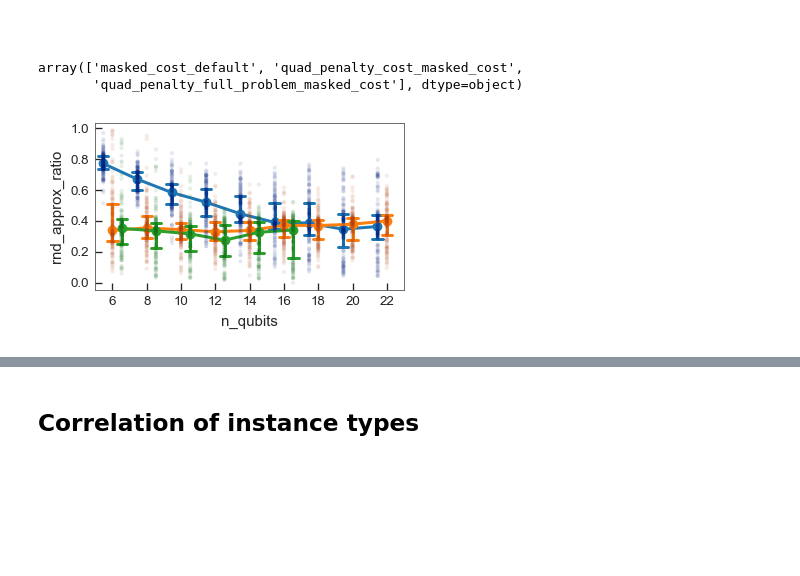
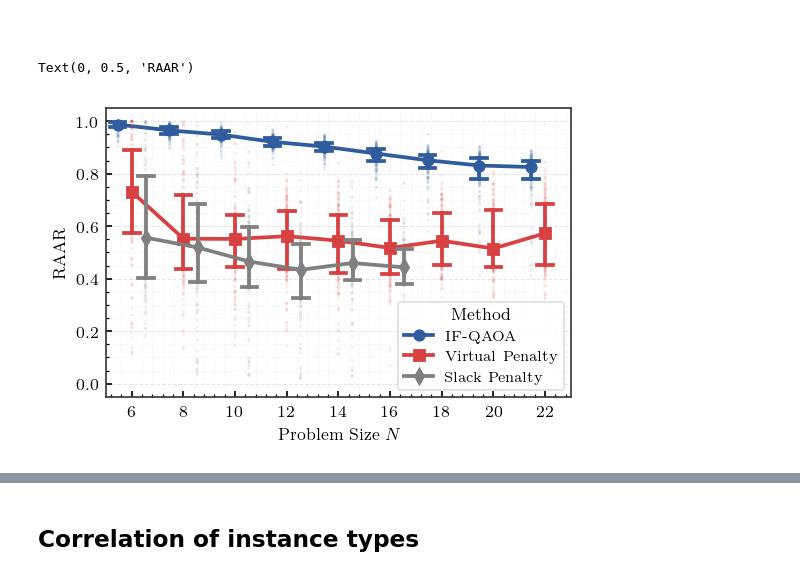
Before and after one commit to dbucher97/fast-qaoa-c, a Jupyter notebook: notebooks/eval/int_analysis2.ipynb, the cells around one changed output, grey strips where cells are left out. Drawn from its saved outputs; the diff is of its cells as text; code cells hidden in the pictures; blank space fills up the shorter version.

```diff
--- a/notebooks/eval/int_analysis2.ipynb
+++ b/notebooks/eval/int_analysis2.ipynb
@@ -9,36 +9,44 @@ import seaborn as sns
 import matplotlib.pyplot as plt
 import numpy as np
 
+from fastqaoa.utils import styling
+
 from problems import IntegerKnapsack
 
 from circuit_lengths import add_lengths_to_df
 from regressor import fit_multi
 
-import quantum_plots as qp
-_ = qp.global_setup()
+styling.set_my_style()
 # %%
 df = pd.read_feather("../../results/int_main2.feather")
 
 df = df.query("qaoa != 'qpe'")
 
+
 df["method"] = df.qaoa + "_" + df.cost
+replacer = {"masked_cost_default": "IF-QAOA", "quad_penalty_cost_masked_cost": "Virtual Penalty", "quad_penalty_full_problem_masked_cost": "Slack Penalty"}
+clean_names = {"depth": "QAOA Layer $p$", "rnd_approx_ratio": "RAAR", "tts": "TTS [CLOPS]", "p_opt": r"$p_\text{opt}$", "repeats": "Repeats", "p_999": r"$p_{99.9\%}$", "p_99": r"$p_{99\%}$", "p_9": r"$p_{90\%}$", "n_qubits": "Problem Size $N$"}
+df["Method"] = df.method.replace(replacer)
+
 
 df = df[np.logical_not(np.isnan(df.n_qubits))]
 # df = df[np.logical_or(df.cost == "masked_cost", df.qaoa == "masked_cost")]
 
 df["depth"] = df.depth.astype(int)
 df["problem_id"] = df.problem_id.astype(int)
+
+df = df.drop(df.query("n_qubits == 20 and depth > 32").index)
-# %%
-df.method.unique()
-# %% [output]
-array(['masked_cost_default', 'quad_penalty_cost_masked_cost',
-       'quad_penalty_full_problem_masked_cost'], dtype=object)
+# %%
+depths = df.depth.unique()
+
+df["fitting_depth"] = df.n_qubits.transform(lambda x: depths[np.argmin(np.abs(x - depths))])
 # %%
-fig, _ = qp.plot_setup()
-sns.pointplot(df.query("depth == 4"), x="n_qubits", y="rnd_approx_ratio", hue="method", dodge=.55, legend=False, estimator=np.median, capsize=0.3, errorbar=("pi", 50))
-sns.stripplot(df.query("depth == 4"), x="n_qubits", y="rnd_approx_ratio", hue="method", dodge=True, alpha=0.1, legend=False, marker='.', palette="dark", jitter=False)
+fig, _ = styling.subplots()
+sns.pointplot(df.query("depth == 16"), x="n_qubits", y="rnd_approx_ratio", hue="Method", dodge=.55, legend=True, estimator=np.median, capsize=0.3, errorbar=("pi", 50), markers=["o", "s", "d"])
+sns.stripplot(df.query("depth == 16"), x="n_qubits", y="rnd_approx_ratio", hue="Method", dodge=True, alpha=0.1, legend=False, marker='o', jitter=False, s=1.5)
 
-# plt.yscale("log")
-fig.tight_layout()
+plt.xlabel("Problem Size $N$")
+plt.ylabel("RAAR")
 # %% [output]
+Text(0, 0.5, 'RAAR')
-[figure, old version]
+[figure, new version]
```
Also changed, not shown: parts of 47 cells of this notebook, 43 other files.
